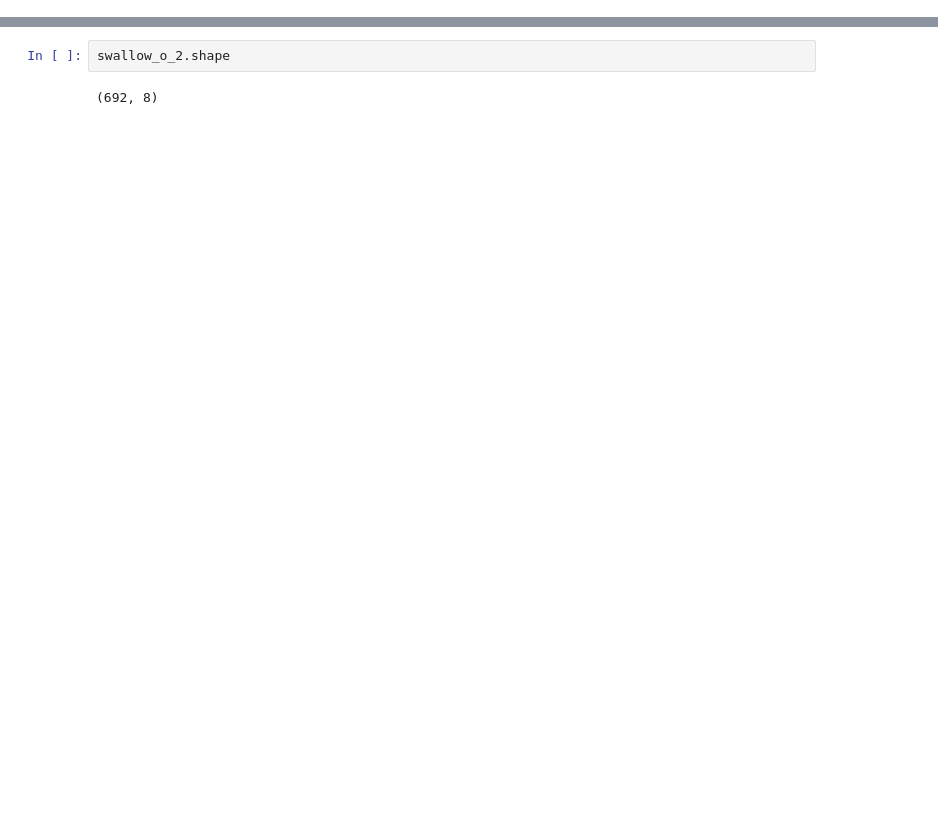
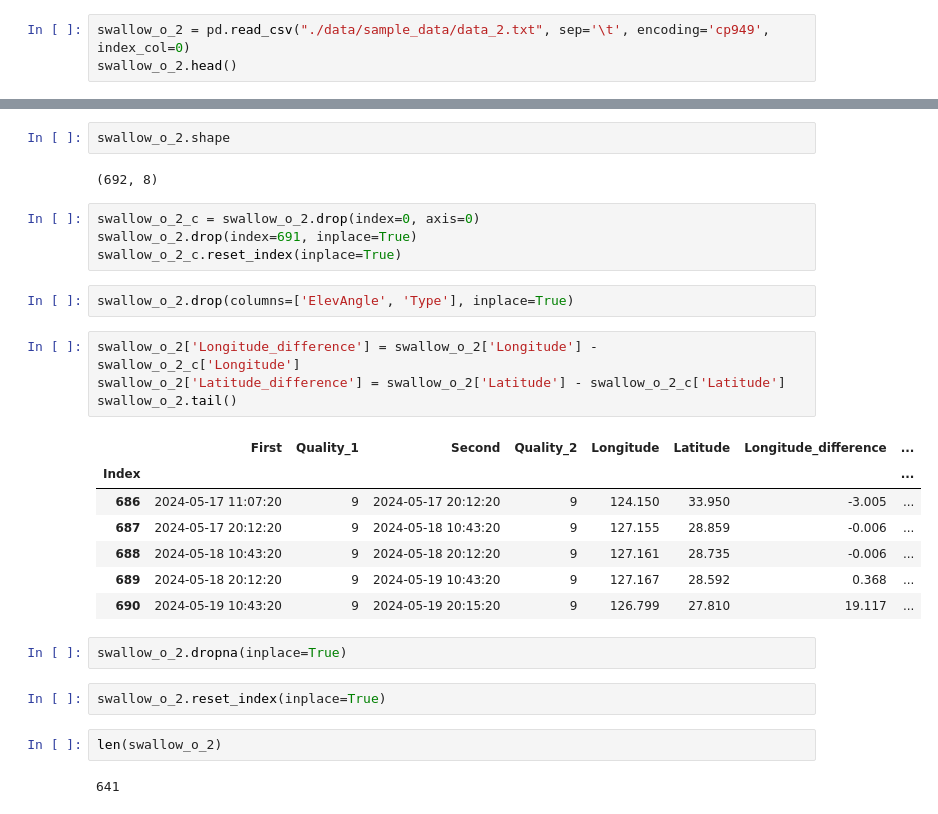
Before and after one commit to brotherjoo/Swallow-Data-Analysis, a Jupyter notebook: model.ipynb, the cells around one changed output, grey strips where cells are left out. Saved outputs shown, nothing was run; the diff lists cells and outputs as text; blank space fills up the shorter version.

```diff
--- a/model.ipynb
+++ b/model.ipynb
@@ -30,0 +224,3 @@ swallow_o_1.shape
+# %%
+swallow_o_2 = pd.read_csv("./data/sample_data/data_2.txt", sep='\t', encoding='cp949', index_col=0)
+swallow_o_2.head()
@@ -32,3 +236,29 @@ swallow_o_1.shape
 swallow_o_2.shape
 # %% [output]
 (692, 8)
+# %%
+swallow_o_2_c = swallow_o_2.drop(index=0, axis=0)
+swallow_o_2.drop(index=691, inplace=True)
+swallow_o_2_c.reset_index(inplace=True)
+# %%
+swallow_o_2.drop(columns=['ElevAngle', 'Type'], inplace=True)
+# %%
+swallow_o_2['Longitude_difference'] = swallow_o_2['Longitude'] - swallow_o_2_c['Longitude']
+swallow_o_2['Latitude_difference'] = swallow_o_2['Latitude'] - swallow_o_2_c['Latitude']
+swallow_o_2.tail()
+# %% [output]
+|  | First | Quality_1 | Second | Quality_2 | Longitude | Latitude | Longitude_difference | ... |
+| Index |  |  |  |  |  |  |  | ... |
+| 686 | 2024-05-17 11:07:20 | 9 | 2024-05-17 20:12:20 | 9 | 124.150 | 33.950 | -3.005 | ... |
+| 687 | 2024-05-17 20:12:20 | 9 | 2024-05-18 10:43:20 | 9 | 127.155 | 28.859 | -0.006 | ... |
+| 688 | 2024-05-18 10:43:20 | 9 | 2024-05-18 20:12:20 | 9 | 127.161 | 28.735 | -0.006 | ... |
+| 689 | 2024-05-18 20:12:20 | 9 | 2024-05-19 10:43:20 | 9 | 127.167 | 28.592 | 0.368 | ... |
+| 690 | 2024-05-19 10:43:20 | 9 | 2024-05-19 20:15:20 | 9 | 126.799 | 27.810 | 19.117 | ... |
+# %%
+swallow_o_2.dropna(inplace=True)
+# %%
+swallow_o_2.reset_index(inplace=True)
+# %%
+len(swallow_o_2)
+# %% [output]
+641
```
Also changed, not shown: parts of 71 cells of this notebook, 7 other files.
